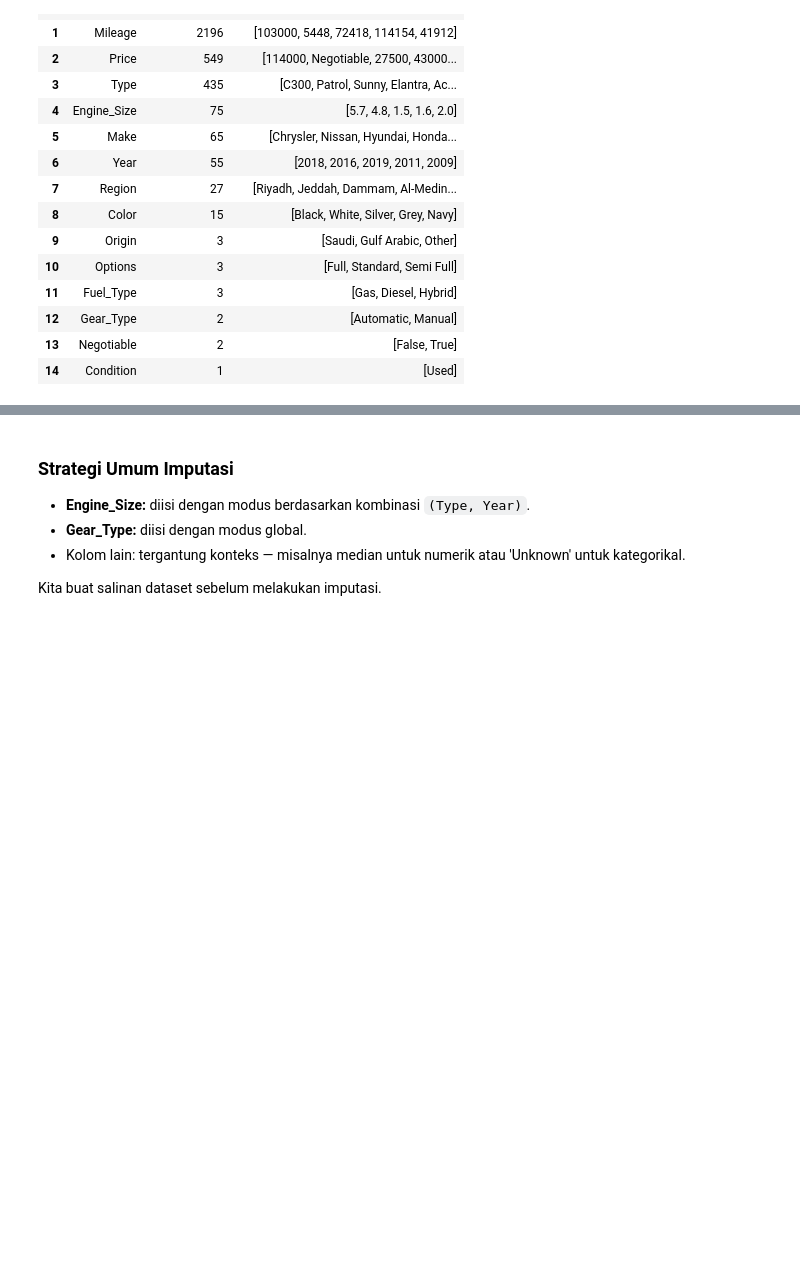
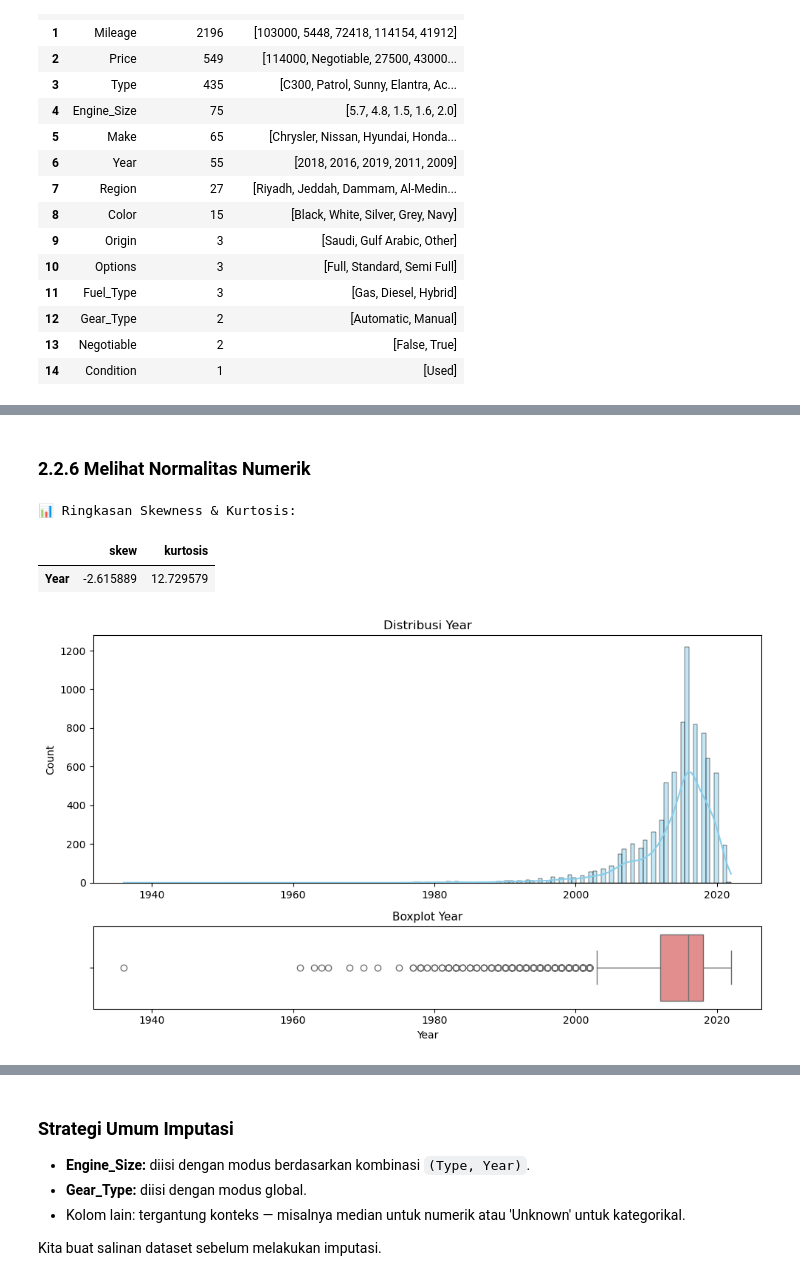
Before and after one commit to hansdarmawann/arabian-cars-1, a Jupyter notebook: Notebook/02_Data Acquisition And Understanding.ipynb, the cells around one changed output, grey strips where cells are left out. Drawn from its saved outputs; the diff is of its cells as text; code cells hidden in the pictures; blank space fills up the shorter version.

Commit message:
Menambahkan fungsi cek normalitas; Menambahkan fungsi konversi tipe data.

```diff
--- a/Notebook/02_Data Acquisition And Understanding.ipynb
+++ b/Notebook/02_Data Acquisition And Understanding.ipynb
@@ -158,0 +182,2 @@ msno.dendrogram(df)
+# %% [markdown]
+### 2.2.6 Melihat Normalitas Numerik
@@ -158,0 +230,8 @@ msno.dendrogram(df)
+# %%
+# Jalankan analisis normalitas per kolom
+check_normality(df, ['Year'])
+# %% [output]
+📊 Ringkasan Skewness & Kurtosis:
+|  | skew | kurtosis |
+| Year | -2.615889 | 12.729579 |
+[figure, added]
```
Also changed, not shown: parts of 31 cells of this notebook, 1 other file.
